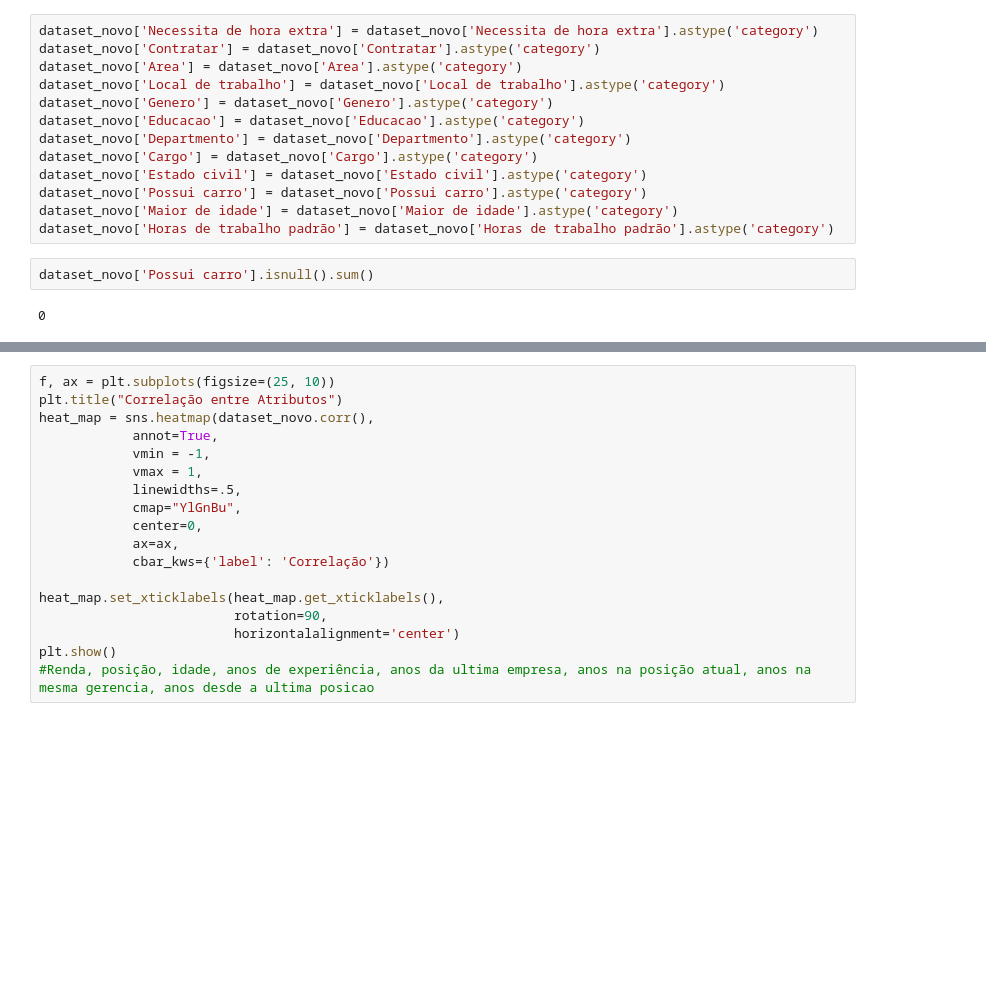
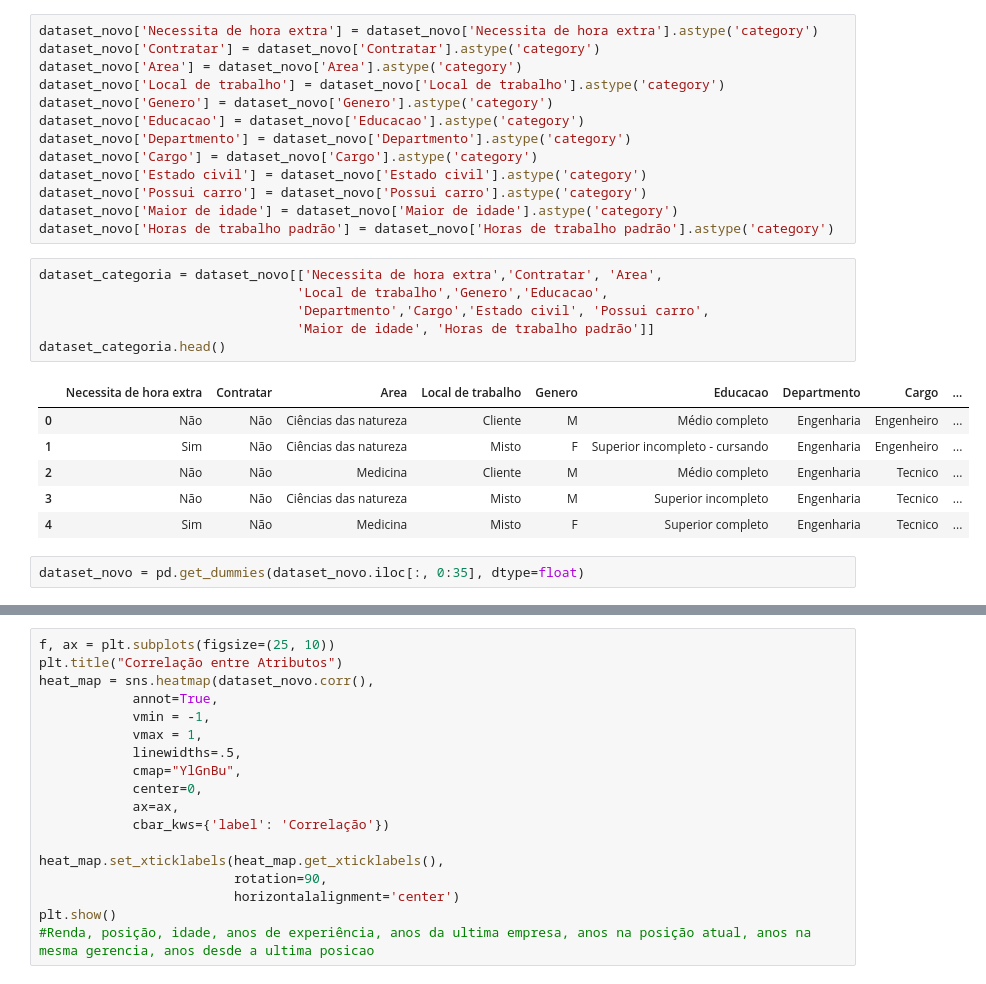
Before and after one commit to itimes-digital/maratona_ibm, a Jupyter notebook: analise_algar.ipynb, the cells around one changed output, grey strips where cells are left out. Saved outputs shown, nothing was run; the diff lists cells and outputs as text; blank space fills up the shorter version.

```diff
--- a/analise_algar.ipynb
+++ b/analise_algar.ipynb
@@ -84,7 +96,18 @@ dataset_novo['Estado civil'] = dataset_novo['Estado civil'].astype('category')
 dataset_novo['Possui carro'] = dataset_novo['Possui carro'].astype('category')
 dataset_novo['Maior de idade'] = dataset_novo['Maior de idade'].astype('category')
 dataset_novo['Horas de trabalho padrão'] = dataset_novo['Horas de trabalho padrão'].astype('category')
-# %%
-dataset_novo['Possui carro'].isnull().sum()
-# %% [output]
-0
+# %%
+dataset_categoria = dataset_novo[['Necessita de hora extra','Contratar', 'Area',
+                                 'Local de trabalho','Genero','Educacao',
+                                 'Departmento','Cargo','Estado civil', 'Possui carro',
+                                 'Maior de idade', 'Horas de trabalho padrão']]
+dataset_categoria.head()
+# %% [output]
+|  | Necessita de hora extra | Contratar | Area | Local de trabalho | Genero | Educacao | Departmento | Cargo | ... |
+| 0 | Não | Não | Ciências das natureza | Cliente | M | Médio completo | Engenharia | Engenheiro | ... |
+| 1 | Sim | Não | Ciências das natureza | Misto | F | Superior incompleto - cursando | Engenharia | Engenheiro | ... |
+| 2 | Não | Não | Medicina | Cliente | M | Médio completo | Engenharia | Tecnico | ... |
+| 3 | Não | Não | Ciências das natureza | Misto | M | Superior incompleto | Engenharia | Tecnico | ... |
+| 4 | Sim | Não | Medicina | Misto | F | Superior completo | Engenharia | Tecnico | ... |
+# %%
+dataset_novo = pd.get_dummies(dataset_novo.iloc[:, 0:35], dtype=float)
```
Also changed, not shown: parts of 5 cells of this notebook.
